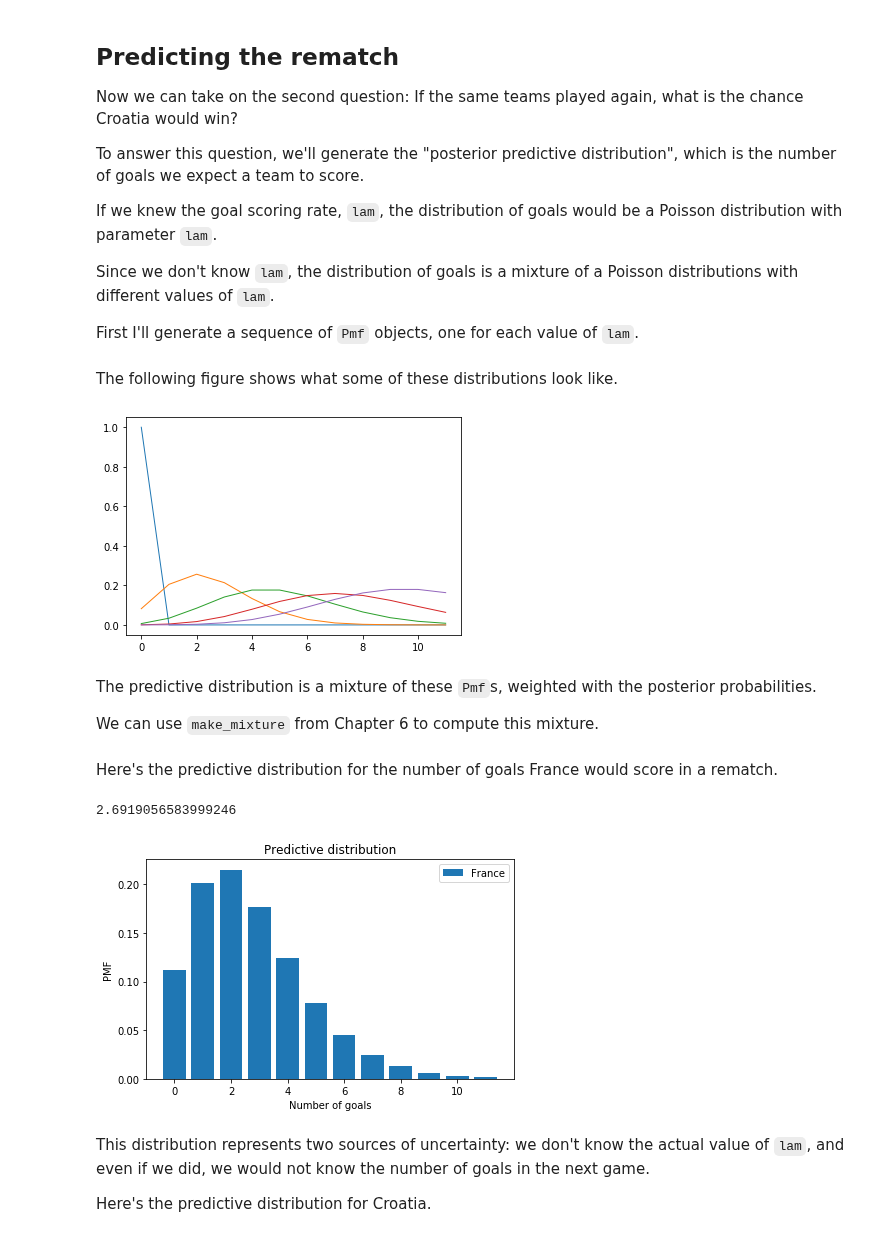
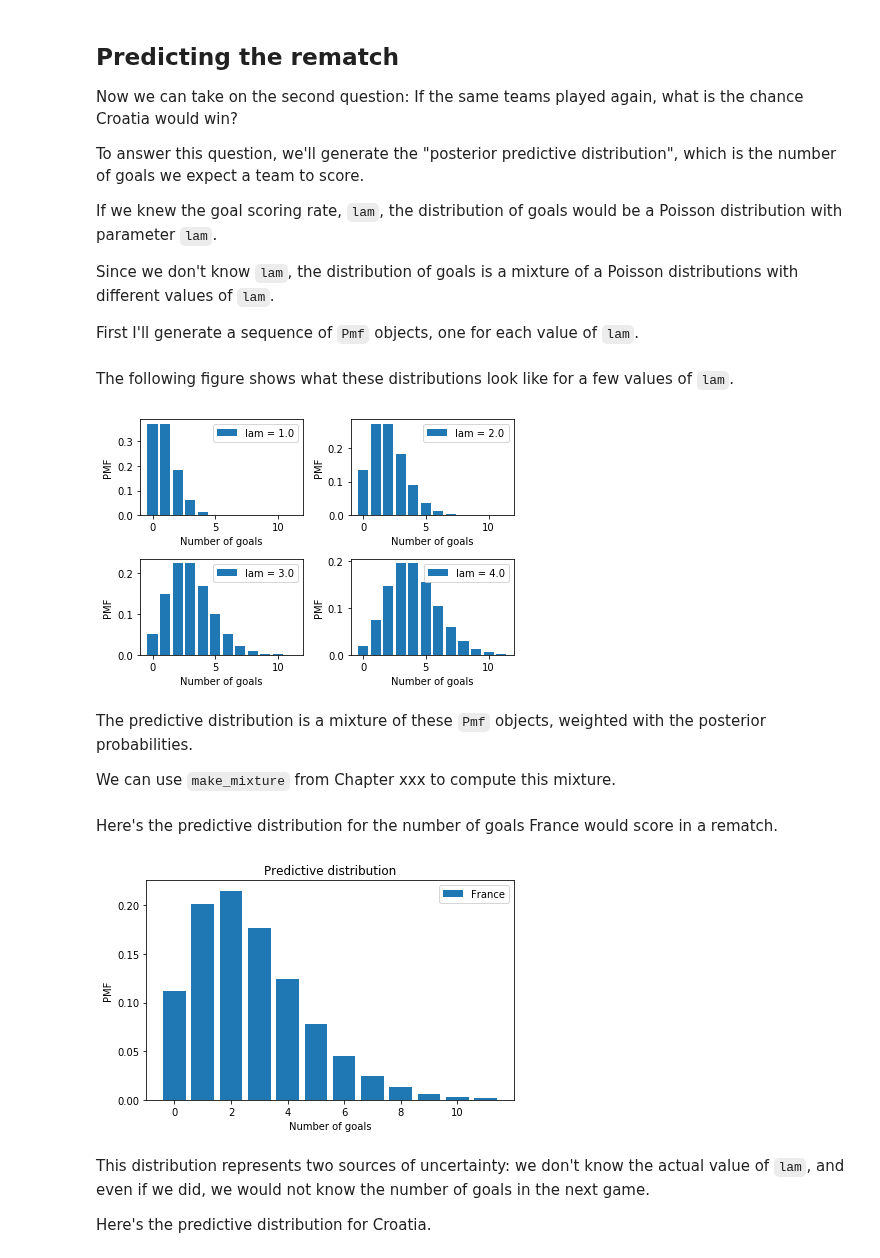
Before and after one commit to AllenDowney/ThinkBayes2, a Jupyter notebook: soln/chap07.ipynb, the cells around one changed output. Drawn from its saved outputs; the diff is of its cells as text; code cells hidden in the pictures.

```diff
--- a/soln/chap07.ipynb
+++ b/soln/chap07.ipynb
@@ -347,16 +339,22 @@ First I'll generate a sequence of `Pmf` objects, one for each value of `lam`.
 # %%
 pmf_seq = [make_poisson_pmf(lam, 12) for lam in prior.qs]
 # %% [markdown]
-The following figure shows what some of these distributions look like.
+The following figure shows what these distributions look like for a few values of `lam`.
-# %%
-for pmf in pmf_seq[::25]:
-    pmf.plot(lw=1)
-# %% [output]
-[figure, removed]
+# %%
+import matplotlib.pyplot as plt
+
+for i, index in enumerate([10, 20, 30, 40]):
+    plt.subplot(2, 2, i+1)
+    lam = prior.qs[index]
+    pmf = pmf_seq[index]
+    pmf.bar(label=f'lam = {lam}')
+    decorate_goals()
+# %% [output]
+[figure, added]
 # %% [markdown]
-The predictive distribution is a mixture of these `Pmf`s, weighted with the posterior probabilities.
+The predictive distribution is a mixture of these `Pmf` objects, weighted with the posterior probabilities.
 
-We can use `make_mixture` from Chapter 6 to compute this mixture.
+We can use `make_mixture` from Chapter xxx to compute this mixture.
 # %%
 from utils import make_mixture
 
@@ -366,9 +364,7 @@ Here's the predictive distribution for the number of goals France would score in
 # %%
 pred_france.bar(color='C0', label='France')
 decorate_goals('Predictive distribution')
-pred_france.mean()
 # %% [output]
-2.6919056583999246
 [figure]
 # %% [markdown]
 This distribution represents two sources of uncertainty: we don't know the actual value of `lam`, and even if we did, we would not know the number of goals in the next game.
```
Also changed, not shown: parts of 42 cells of this notebook, 2 other files.
